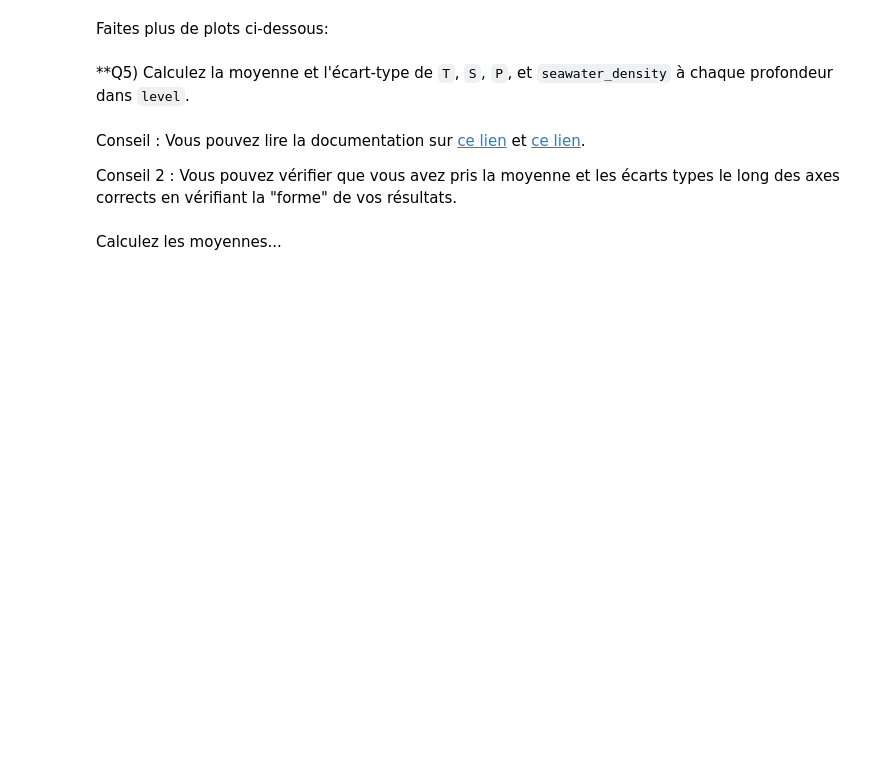
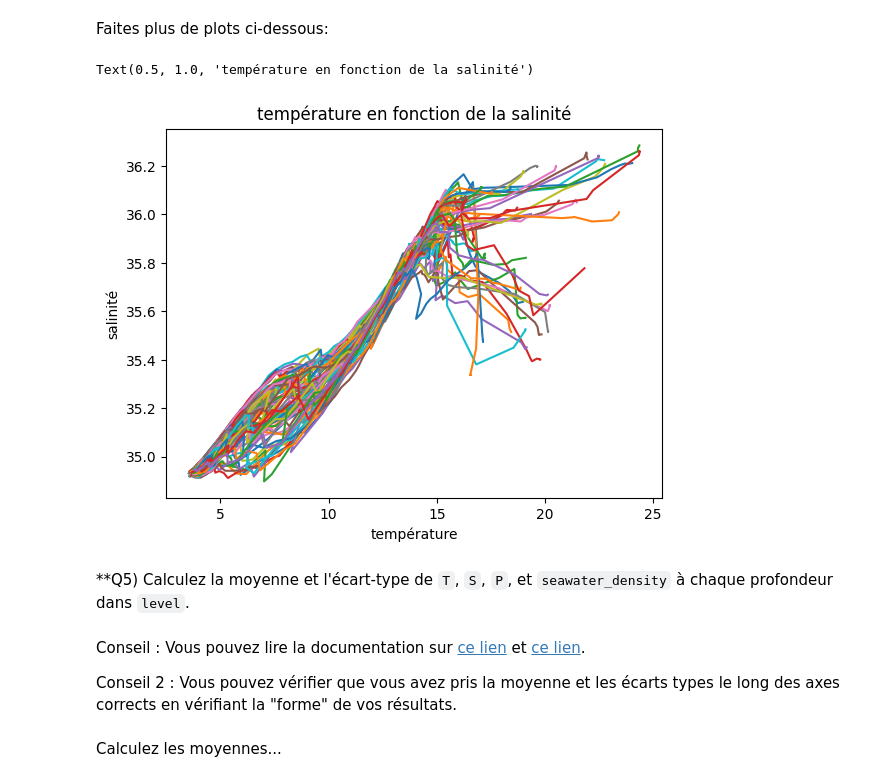
Before and after one commit to Baptiste620/2024_Geoinformatique_I, a Jupyter notebook: Geoinformatique_I/IP/Exercices_IP/S4_IP_exercice.ipynb, the cells around one changed output. Cells and saved outputs as stored; diff of their text form; code cells hidden in the pictures; blank space fills up the shorter version.

```diff
--- a/Geoinformatique_I/IP/Exercices_IP/S4_IP_exercice.ipynb
+++ b/Geoinformatique_I/IP/Exercices_IP/S4_IP_exercice.ipynb
@@ -261,5 +282,13 @@ plt.title(___)
 # %% [markdown]
 Faites plus de plots ci-dessous:
+# %%
+plt.plot(T,S)
+plt.xlabel("température")
+plt.ylabel("salinité")
+plt.title("température en fonction de la salinité")
+# %% [output]
+Text(0.5, 1.0, 'température en fonction de la salinité')
+[figure, added]
 # %% [markdown]
 **Q5) Calculez la moyenne et l'écart-type de `T`, `S`, `P`, et `seawater_density` à chaque profondeur dans `level`.
 # %% [markdown]
```
Also changed, not shown: parts of 6 cells of this notebook.
